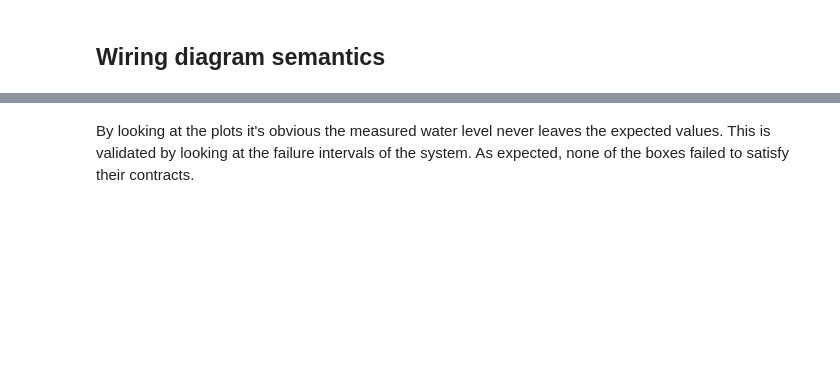
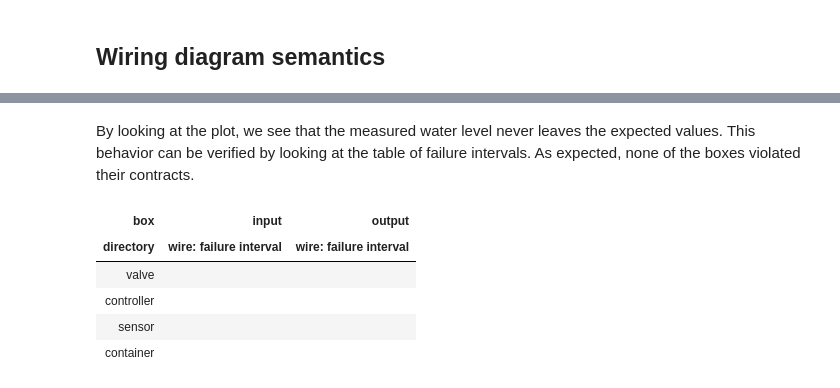
Before and after one commit to bakirtzisg/AlgebraicContracts.jl, a Jupyter notebook: examples/water-flow-controller.ipynb, the cells around one changed output, grey strips where cells are left out. Drawn from its saved outputs; the diff is of its cells as text; code cells hidden in the pictures; blank space fills up the shorter version.

```diff
--- a/examples/water-flow-controller.ipynb
+++ b/examples/water-flow-controller.ipynb
@@ -344,7 +378,14 @@ plotsol()
 # %% [markdown]
-By looking at the plots it's obvious the measured water level never leaves the expected values. This is validated by looking at the failure intervals of the system. As expected, none of the boxes failed to satisfy their contracts.
+By looking at the plot, we see that the measured water level never leaves the expected values. This behavior can be verified by looking at the table of failure intervals. As expected, none of the boxes violated their contracts.
 # %%
-dict = check_contract(sol, water_system, x_init, pvalve, out_type="time")
+dict = check_contract(sol, water_system, x_init, pvalve, output="time")
+# %% [output]
+| box | input | output |
+| directory | wire: failure interval | wire: failure interval |
+| valve |  |  |
+| controller |  |  |
+| sensor |  |  |
+| container |  |  |
 # %%
 # Save plot
 savefig("img/water_flow_plot_success.png")
```
Also changed, not shown: parts of 36 cells of this notebook, 3 other files.
